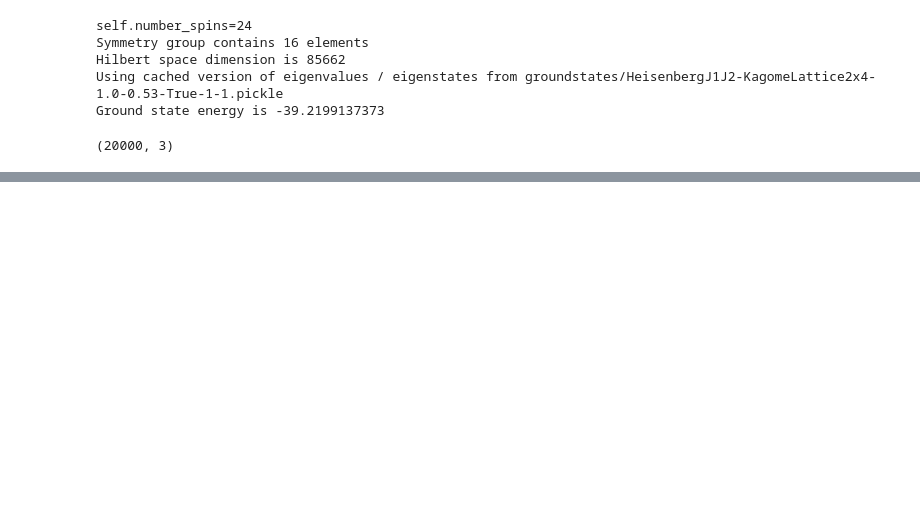
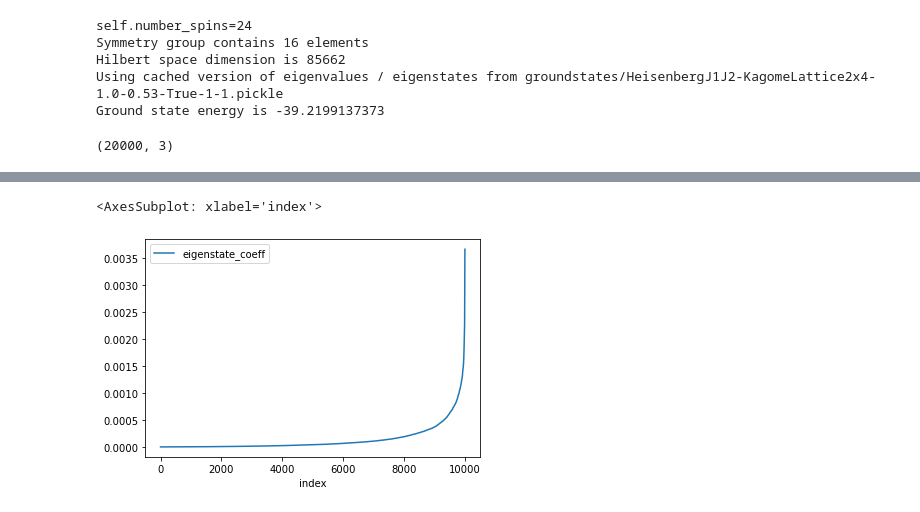
Before and after one commit to ischurov/frustrations-eda, a Jupyter notebook: fourier-meets-logreg.ipynb, the cells around one changed output, grey strips where cells are left out. Cells and saved outputs as stored; diff of their text form; code cells hidden in the pictures; blank space fills up the shorter version.

```diff
--- a/fourier-meets-logreg.ipynb
+++ b/fourier-meets-logreg.ipynb
@@ -33,8 +35,12 @@ learners = {}
 for file in experiment_dir.glob("fourier-learner-*.pickle.lz"):
     J, i = parse.search("fourier-learner-{}-{:d}.pickle.lz", str(file)).fixed
     J = float(J)
+    if not np.isclose(J, J2) or i != 200:
+        continue
+
     with lzma.open(file) as f:
         learners[J, i] = pickle.load(f)
+
 
 learners_ser = (
     pd.DataFrame(dict(learner=learners))
@@ -154,0 +164,7 @@ sign_overlap(model.predict(train_x), train_eigenstate)
+# %%
+np.abs(test_eigenstate).sort_values().reset_index(
+    drop=True
+).reset_index().plot(x="index", y="eigenstate_coeff")
+# %% [output]
+<AxesSubplot: xlabel='index'>
+[figure, added]
```
Also changed, not shown: parts of 7 cells of this notebook, 3 other files.
